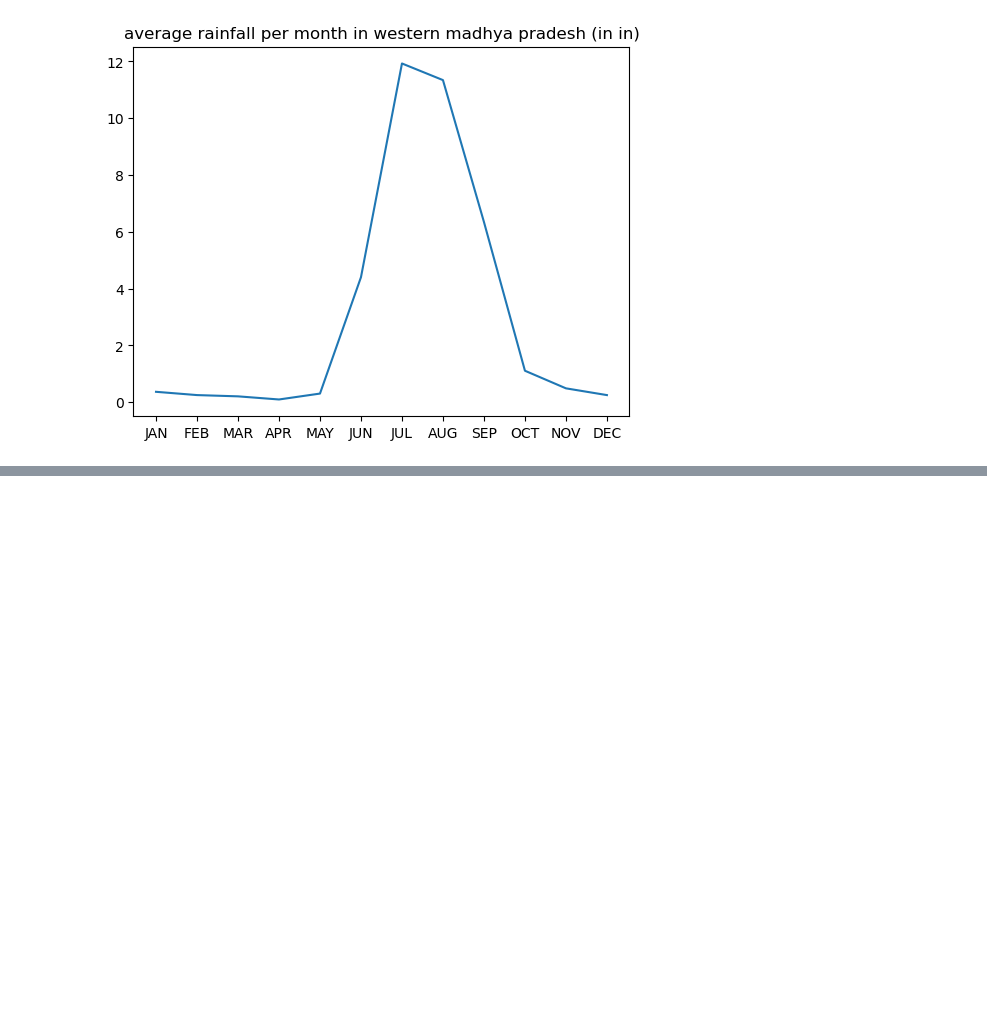
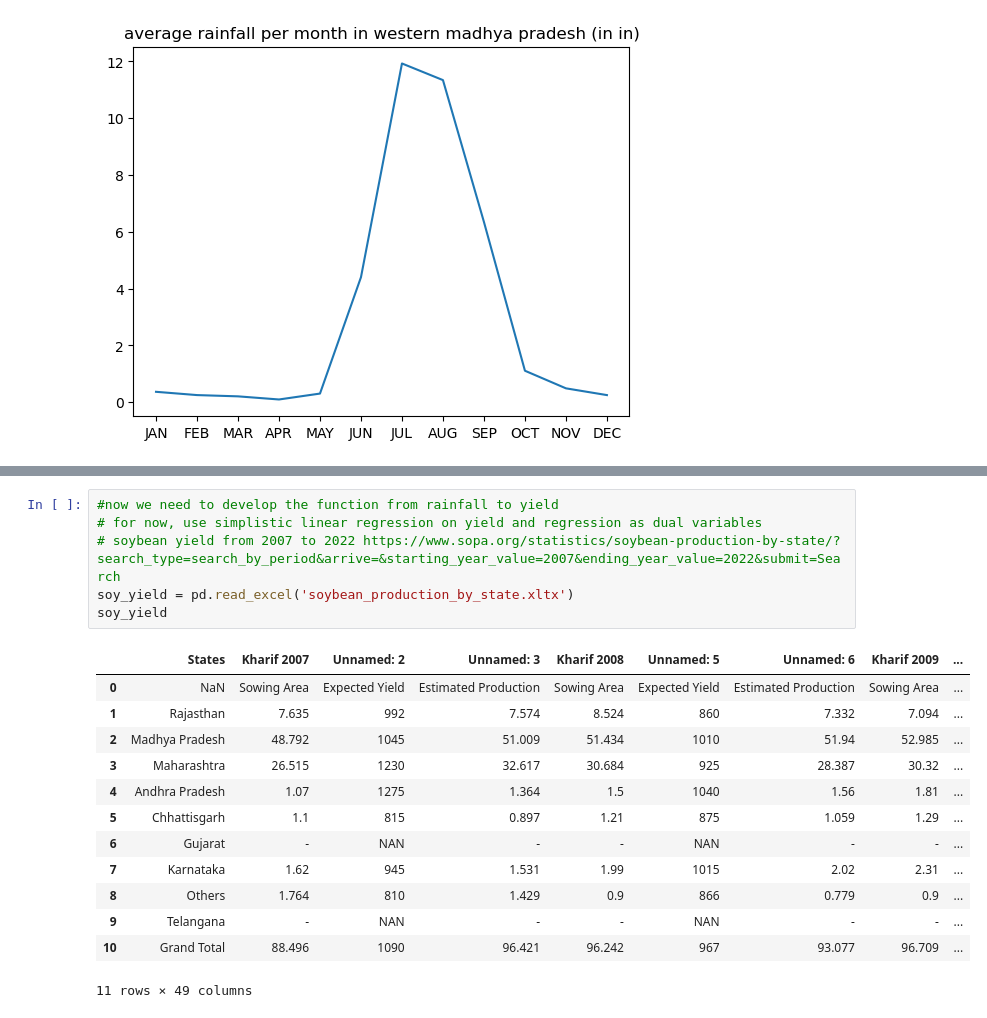
Before and after one commit to ken-neth-wang/crop-insurance, a Jupyter notebook: univariate_sim.ipynb, the cells around one changed output, grey strips where cells are left out. Cells and saved outputs as stored; diff of their text form; blank space fills up the shorter version.

Commit message:
yield calculations

```diff
--- a/univariate_sim.ipynb
+++ b/univariate_sim.ipynb
@@ -157,0 +192,20 @@ goal is to create a montecarlo simulator of monthly rain in a chosen region
+# %%
+#now we need to develop the function from rainfall to yield
+# for now, use simplistic linear regression on yield and regression as dual variables
+# soybean yield from 2007 to 2022 https://www.sopa.org/statistics/soybean-production-by-state/?search_type=search_by_period&arrive=&starting_year_value=2007&ending_year_value=2022&submit=Search
+soy_yield = pd.read_excel('soybean_production_by_state.xltx')
+soy_yield
+# %% [output]
+|  | States | Kharif 2007 | Unnamed: 2 | Unnamed: 3 | Kharif 2008 | Unnamed: 5 | Unnamed: 6 | Kharif 2009 | ... |
+| 0 | NaN | Sowing Area | Expected Yield | Estimated Production | Sowing Area | Expected Yield | Estimated Production | Sowing Area | ... |
+| 1 | Rajasthan | 7.635 | 992 | 7.574 | 8.524 | 860 | 7.332 | 7.094 | ... |
+| 2 | Madhya Pradesh | 48.792 | 1045 | 51.009 | 51.434 | 1010 | 51.94 | 52.985 | ... |
+| 3 | Maharashtra | 26.515 | 1230 | 32.617 | 30.684 | 925 | 28.387 | 30.32 | ... |
+| 4 | Andhra Pradesh | 1.07 | 1275 | 1.364 | 1.5 | 1040 | 1.56 | 1.81 | ... |
+| 5 | Chhattisgarh | 1.1 | 815 | 0.897 | 1.21 | 875 | 1.059 | 1.29 | ... |
+| 6 | Gujarat | - | NAN | - | - | NAN | - | - | ... |
+| 7 | Karnataka | 1.62 | 945 | 1.531 | 1.99 | 1015 | 2.02 | 2.31 | ... |
+| 8 | Others | 1.764 | 810 | 1.429 | 0.9 | 866 | 0.779 | 0.9 | ... |
+| 9 | Telangana | - | NAN | - | - | NAN | - | - | ... |
+| 10 | Grand Total | 88.496 | 1090 | 96.421 | 96.242 | 967 | 93.077 | 96.709 | ... |
+11 rows × 49 columns
```
Also changed, not shown: parts of 9 cells of this notebook, 2 other files.
